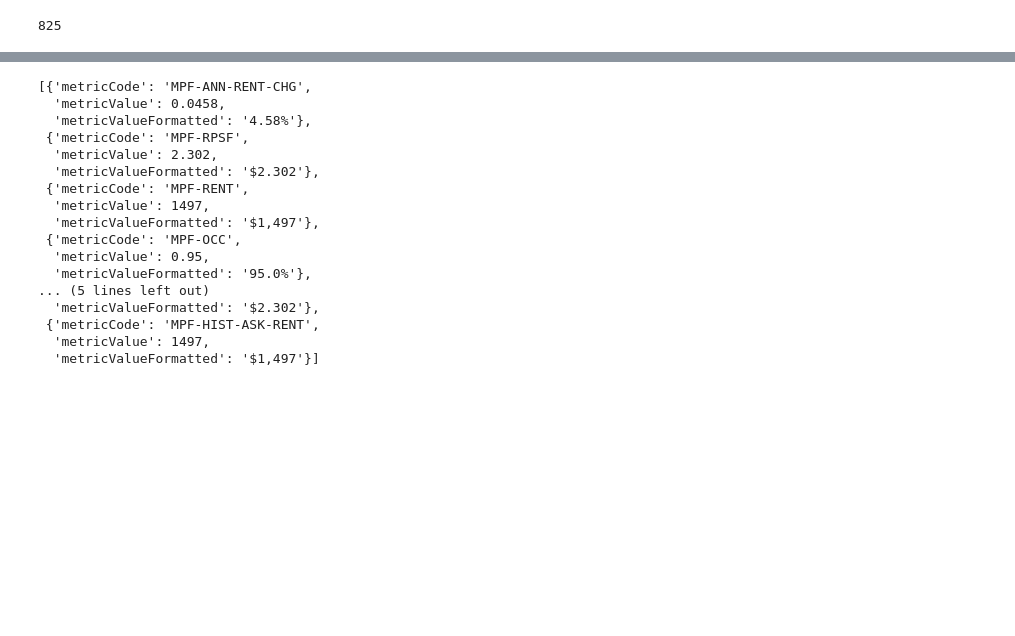
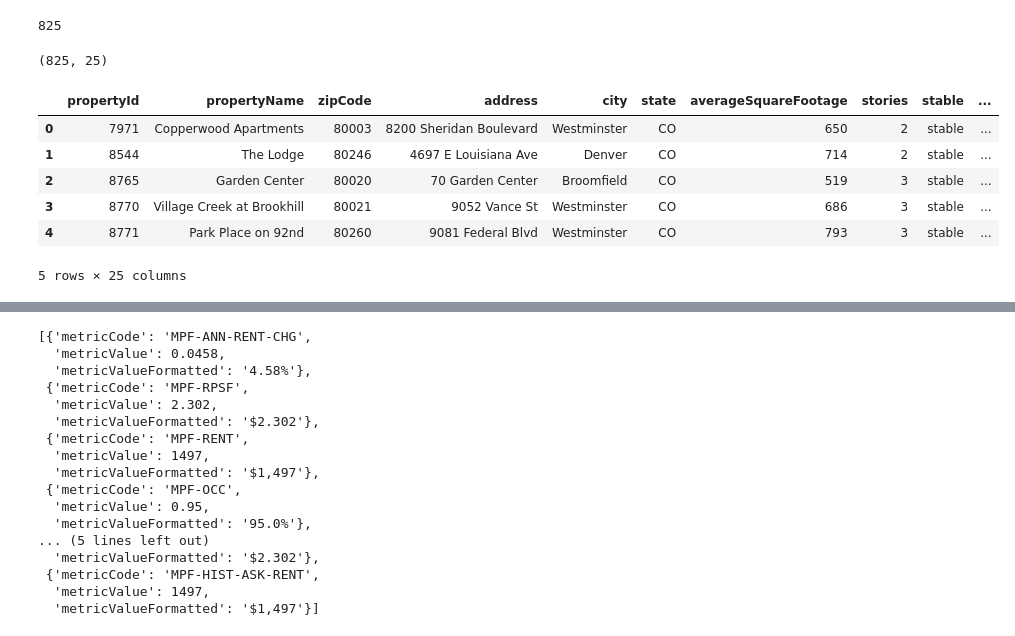
Before and after one commit to thatmushroom/denver_building_attrib, a Jupyter notebook: 01_fetch_rp_building_data.ipynb, the cells around one changed output, grey strips where cells are left out. Saved outputs shown, nothing was run; the diff lists cells and outputs as text; code cells hidden in the pictures; blank space fills up the shorter version.

```diff
--- a/01_fetch_rp_building_data.ipynb
+++ b/01_fetch_rp_building_data.ipynb
@@ -46,3 +43,25 @@ rp_properties_df = pd.DataFrame(properties_list.json())
+# %%
+# Iterate and
+rp_properties_init_df = pd.DataFrame(properties_list.json())
+# Convert metricData to key:value pairs from metricCode and metricValue
+def convert_list_to_keyvalue(x: list):
+    d = {}
+    for x_item in x:
+        d[x_item['metricCode']] = x_item['metricValue']
+    return d
+metric_aux_df = pd.json_normalize(rp_properties_init_df['metricData'].apply(convert_list_to_keyvalue))
+rp_properties_df = pd.concat([rp_properties_init_df, metric_aux_df], axis = 1)
+print(rp_properties_df.shape)
+rp_properties_df.head()
+# %% [output]
+(825, 25)
+|  | propertyId | propertyName | zipCode | address | city | state | averageSquareFootage | stories | stable | ... |
+| 0 | 7971 | Copperwood Apartments | 80003 | 8200 Sheridan Boulevard | Westminster | CO | 650 | 2 | stable | ... |
+| 1 | 8544 | The Lodge | 80246 | 4697 E Louisiana Ave | Denver | CO | 714 | 2 | stable | ... |
+| 2 | 8765 | Garden Center | 80020 | 70 Garden Center | Broomfield | CO | 519 | 3 | stable | ... |
+| 3 | 8770 | Village Creek at Brookhill | 80021 | 9052 Vance St | Westminster | CO | 686 | 3 | stable | ... |
+| 4 | 8771 | Park Place on 92nd | 80260 | 9081 Federal Blvd | Westminster | CO | 793 | 3 | stable | ... |
+5 rows × 25 columns
 # %%
 rp_properties_df.dtypes
 # %% [output]
```
Also changed, not shown: parts of 4 cells of this notebook.
